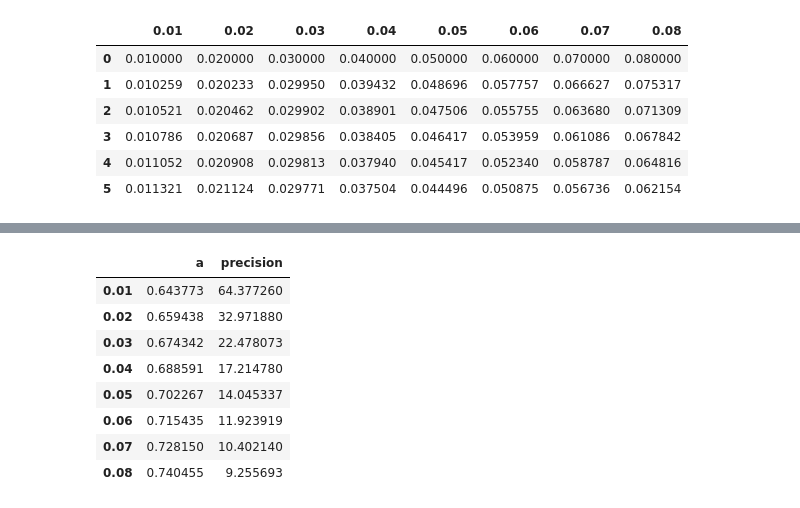
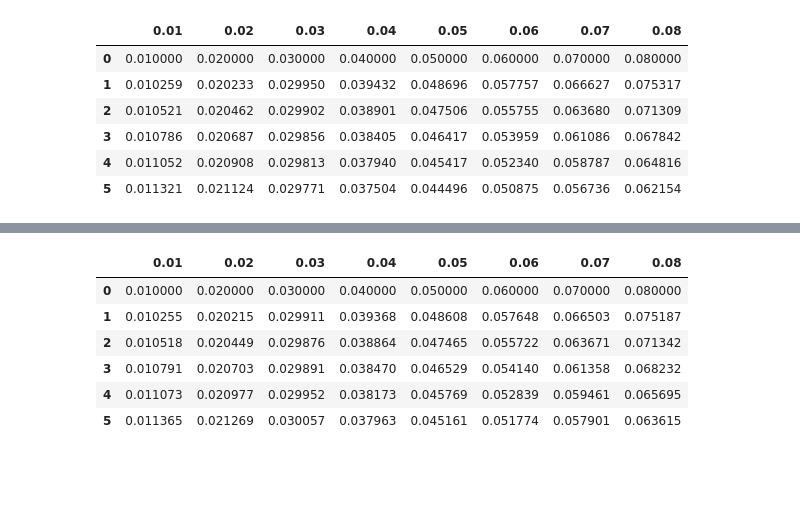
Before and after one commit to TomokiNakamizo/freedom-from-event-effect, a Jupyter notebook: risk_update.ipynb, the cells around one changed output, grey strips where cells are left out. Drawn from its saved outputs; the diff is of its cells as text; code cells hidden in the pictures; blank space fills up the shorter version.

```diff
--- a/risk_update.ipynb
+++ b/risk_update.ipynb
@@ -396,12 +402,10 @@ pred = model.predict()
-# %%
-pred[2]   # parameters
-# %% [output]
-|  | a | precision |
-| 0.01 | 0.643773 | 64.377260 |
-| 0.02 | 0.659438 | 32.971880 |
-| 0.03 | 0.674342 | 22.478073 |
-| 0.04 | 0.688591 | 17.214780 |
-| 0.05 | 0.702267 | 14.045337 |
-| 0.06 | 0.715435 | 11.923919 |
-| 0.07 | 0.728150 | 10.402140 |
-| 0.08 | 0.740455 | 9.255693 |
+# %%
+pred[0]
+# %% [output]
+|  | 0.01 | 0.02 | 0.03 | 0.04 | 0.05 | 0.06 | 0.07 | 0.08 |
+| 0 | 0.010000 | 0.020000 | 0.030000 | 0.040000 | 0.050000 | 0.060000 | 0.070000 | 0.080000 |
+| 1 | 0.010255 | 0.020215 | 0.029911 | 0.039368 | 0.048608 | 0.057648 | 0.066503 | 0.075187 |
+| 2 | 0.010518 | 0.020449 | 0.029876 | 0.038864 | 0.047465 | 0.055722 | 0.063671 | 0.071342 |
+| 3 | 0.010791 | 0.020703 | 0.029891 | 0.038470 | 0.046529 | 0.054140 | 0.061358 | 0.068232 |
+| 4 | 0.011073 | 0.020977 | 0.029952 | 0.038173 | 0.045769 | 0.052839 | 0.059461 | 0.065695 |
+| 5 | 0.011365 | 0.021269 | 0.030057 | 0.037963 | 0.045161 | 0.051774 | 0.057901 | 0.063615 |
```
Also changed, not shown: parts of 17 cells of this notebook.
